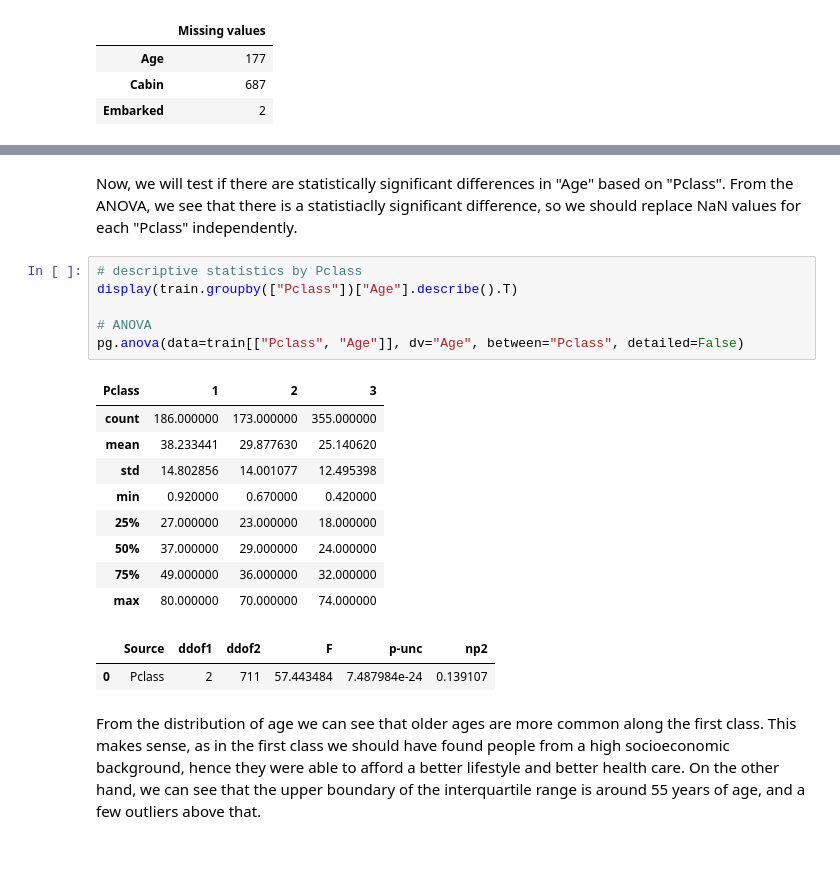
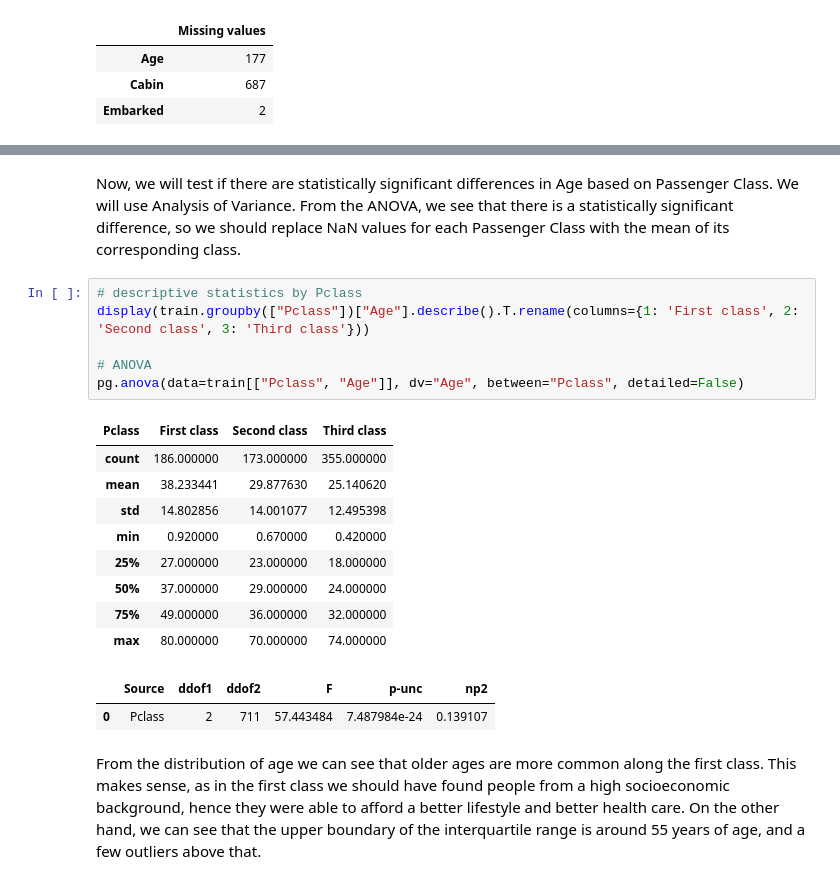
Before and after one commit to sbmoyano/data_science_projects, a Jupyter notebook: kaggle_titanic_competition/kaggle_titanic_competition_classification.ipynb, the cells around one changed output, grey strips where cells are left out. Saved outputs shown, nothing was run; the diff lists cells and outputs as text; blank space fills up the shorter version.

Commit message:
updated analysis

```diff
--- a/kaggle_titanic_competition/kaggle_titanic_competition_classification.ipynb
+++ b/kaggle_titanic_competition/kaggle_titanic_competition_classification.ipynb
@@ -101,14 +119,14 @@ print("We have these unique values in Pclass column:", sorted(list(train["Pclass
 We have these unique values in Pclass column: [1, 2, 3]
 # %% [markdown]
-Now, we will test if there are statistically significant differences in "Age" based on "Pclass". From the ANOVA, we see that there is a statistiaclly significant difference, so we should replace NaN values for each "Pclass" independently.
+Now, we will test if there are statistically significant differences in Age based on Passenger Class. We will use Analysis of Variance. From the ANOVA, we see that there is a statistically significant difference, so we should replace NaN values for each Passenger Class with the mean of its corresponding class.
 # %%
 # descriptive statistics by Pclass
-display(train.groupby(["Pclass"])["Age"].describe().T)
+display(train.groupby(["Pclass"])["Age"].describe().T.rename(columns={1: 'First class', 2: 'Second class', 3: 'Third class'}))
 
 # ANOVA
 pg.anova(data=train[["Pclass", "Age"]], dv="Age", between="Pclass", detailed=False)
 # %% [output]
-| Pclass | 1 | 2 | 3 |
+| Pclass | First class | Second class | Third class |
 | count | 186.000000 | 173.000000 | 355.000000 |
 | mean | 38.233441 | 29.877630 | 25.140620 |
 | std | 14.802856 | 14.001077 | 12.495398 |
```
Also changed, not shown: parts of 54 cells of this notebook.
